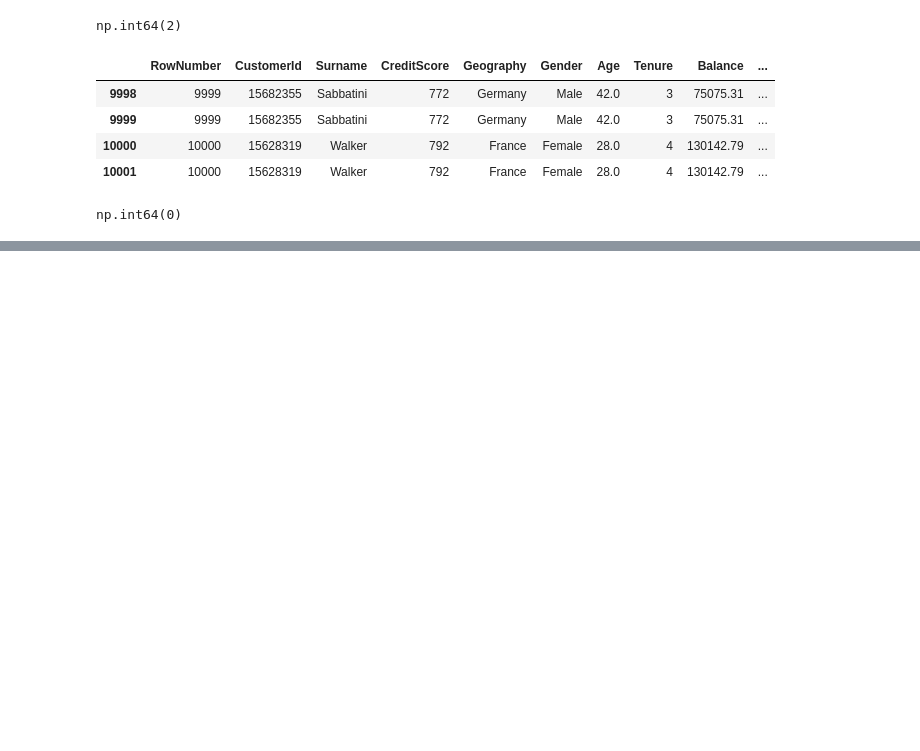
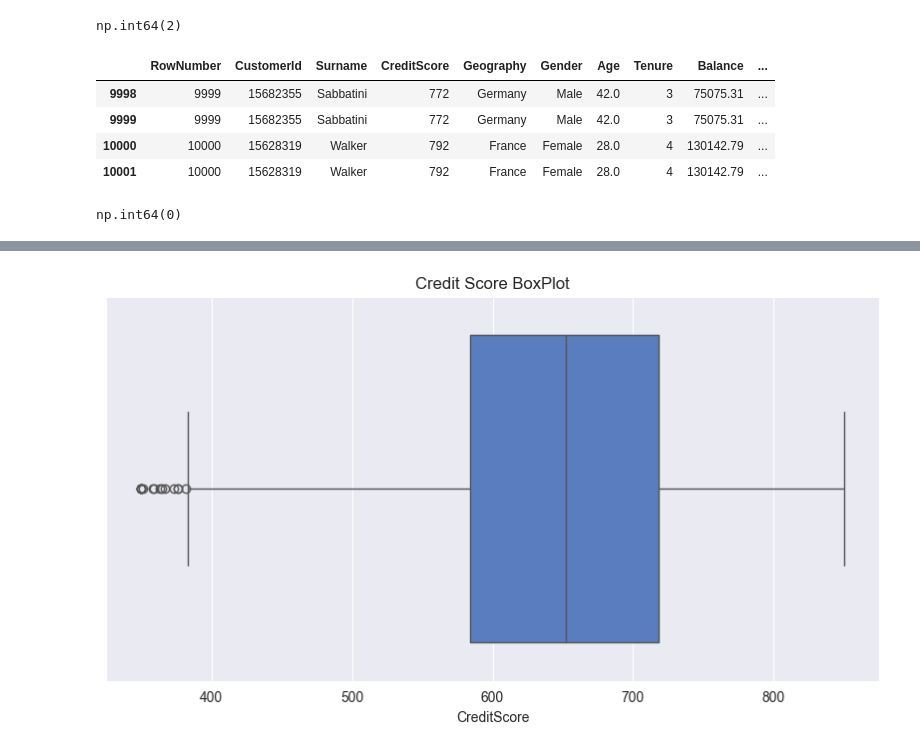
Before and after one commit to atharvadhumal03/Bank-Customer-Churn-Predictor-ML, a Jupyter notebook: JupyterNotebook.ipynb, the cells around one changed output, grey strips where cells are left out. Saved outputs shown, nothing was run; the diff lists cells and outputs as text; code cells hidden in the pictures; blank space fills up the shorter version.

```diff
--- a/JupyterNotebook.ipynb
+++ b/JupyterNotebook.ipynb
@@ -177,0 +214,7 @@ np.int64(0)
+# %%
+plt.figure(figsize=(10,5))
+sns.boxplot(x=df['CreditScore'])
+plt.title('Credit Score BoxPlot')
+plt.show()
+# %% [output]
+[figure, added]
```
Also changed, not shown: parts of 16 cells of this notebook.
